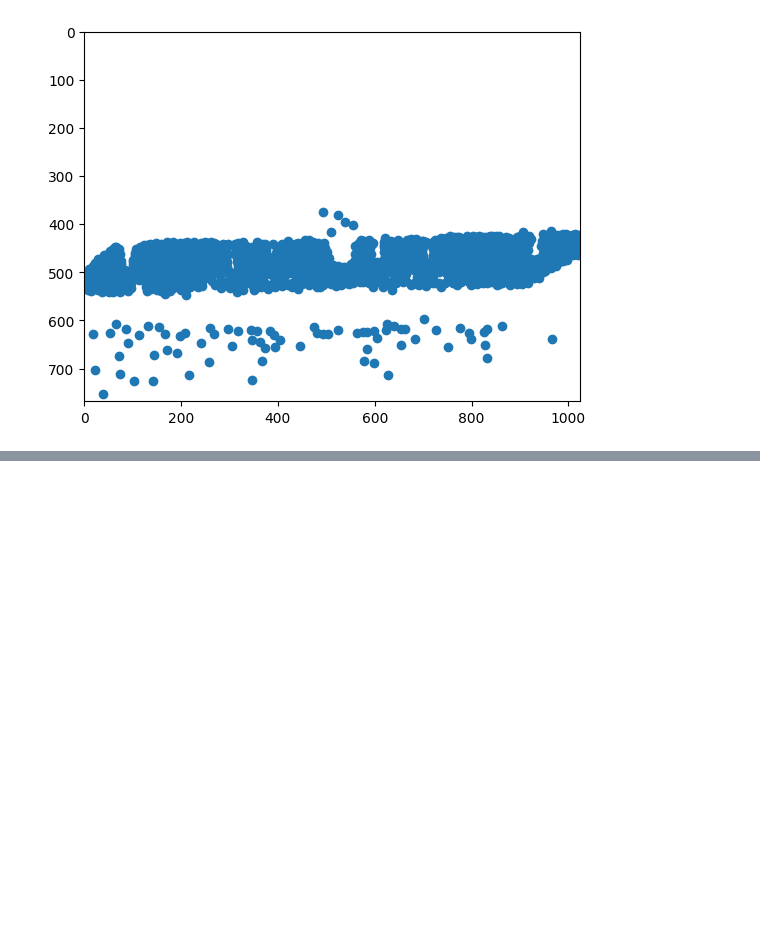
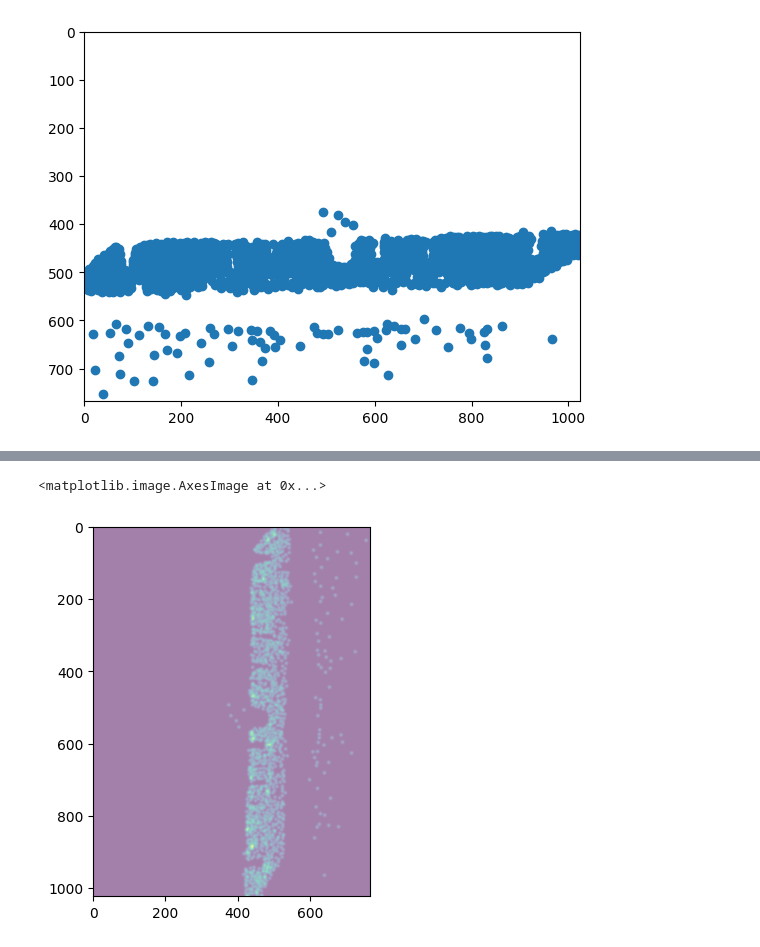
Before and after one commit to AADietrich/Crowd-Counting, a Jupyter notebook: loading_shanghaitech.ipynb, the cells around one changed output, grey strips where cells are left out. Drawn from its saved outputs; the diff is of its cells as text; code cells hidden in the pictures; blank space fills up the shorter version.

```diff
--- a/loading_shanghaitech.ipynb
+++ b/loading_shanghaitech.ipynb
@@ -60,0 +102,8 @@ Array dimensions = (1023, 767)vs w*h = 1024x768
+# %%
+#heatMap = pil.new(mode='L', size=(width,height))
+heatMap = cv2.GaussianBlur(hst,(0,0),3,3)
+
+plt.imshow(heatMap, alpha=0.5)
+# %% [output]
+<matplotlib.image.AxesImage at 0x...>
+[figure, added]
```
Also changed, not shown: parts of 5 cells of this notebook, 1 other file.
